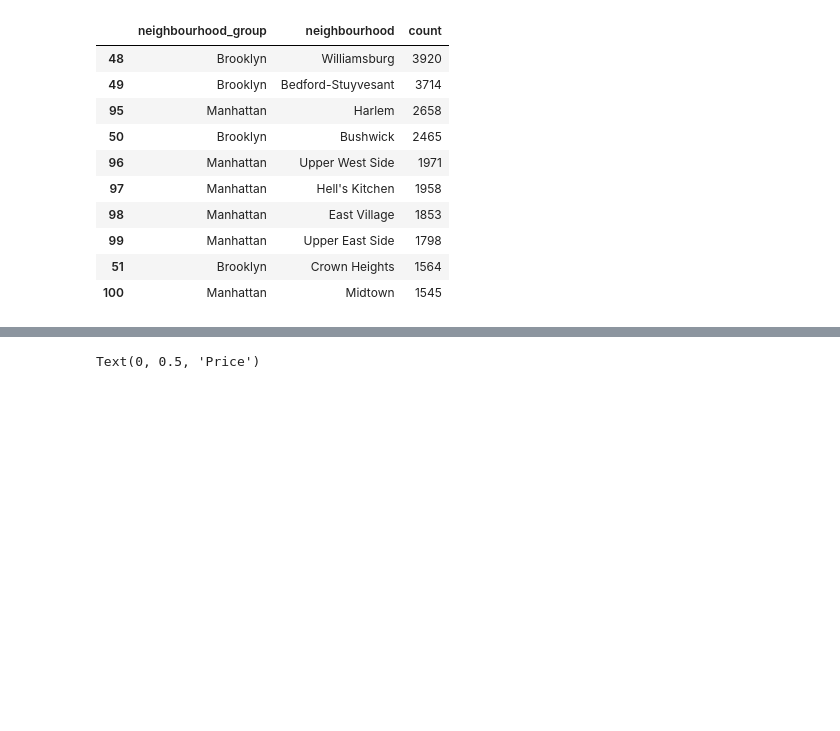
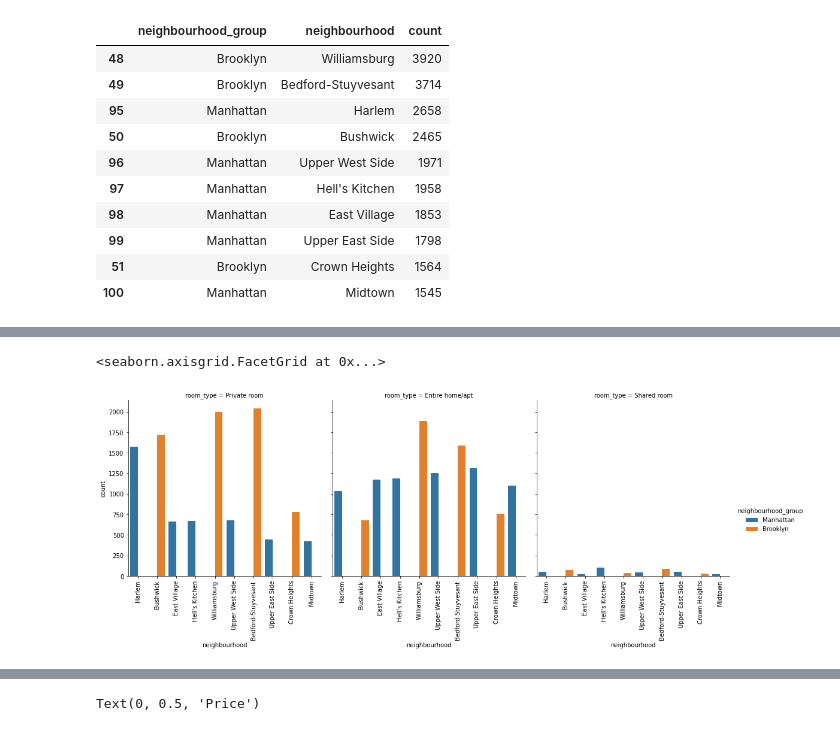
Before and after one commit to Mr-Premanand/Airbnb-Booking-Analysis, a Jupyter notebook: Airbnb_Bookings_Analysis_Capstone_Project.ipynb, the cells around one changed output, grey strips where cells are left out. Cells and saved outputs as stored; diff of their text form; code cells hidden in the pictures; blank space fills up the shorter version.

```diff
--- a/Airbnb_Bookings_Analysis_Capstone_Project.ipynb
+++ b/Airbnb_Bookings_Analysis_Capstone_Project.ipynb
@@ -379,0 +363,8 @@ From above results it is seen that Williamsburg city has max number of booking a
+# %%
+ # to take top 10 neighbourhood
+city=df["neighbourhood"].value_counts().nlargest(10).reset_index(name='count')
+
+# to find neighbourhood_group present in neighbourhood
+group=df[df['neighbourhood'].isin(city['index'])]
+top=group[['host_id','neighbourhood_group','neighbourhood','number_of_reviews','room_type']].sort_values(by='number_of_reviews',ascending=False)
+top
@@ -379,0 +385,7 @@ From above results it is seen that Williamsburg city has max number of booking a
+# %%
+# Using catpot to visuaize
+viz=sns.catplot(x='neighbourhood', hue='neighbourhood_group', col='room_type', data=top, kind='count')
+viz.set_xticklabels(rotation=90)
+# %% [output]
+<seaborn.axisgrid.FacetGrid at 0x...>
+[figure, added]
```
Also changed, not shown: parts of 59 cells of this notebook.
